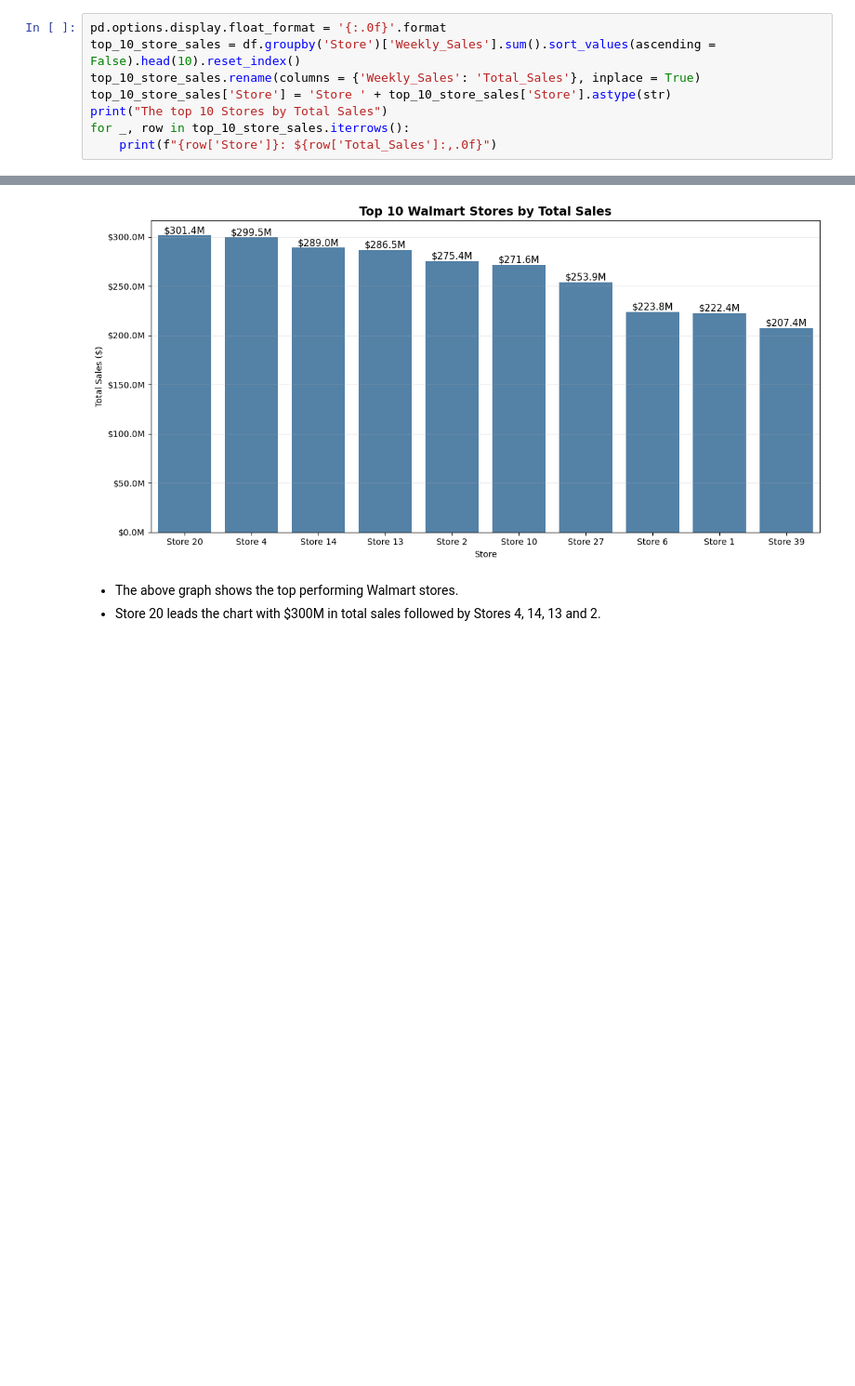
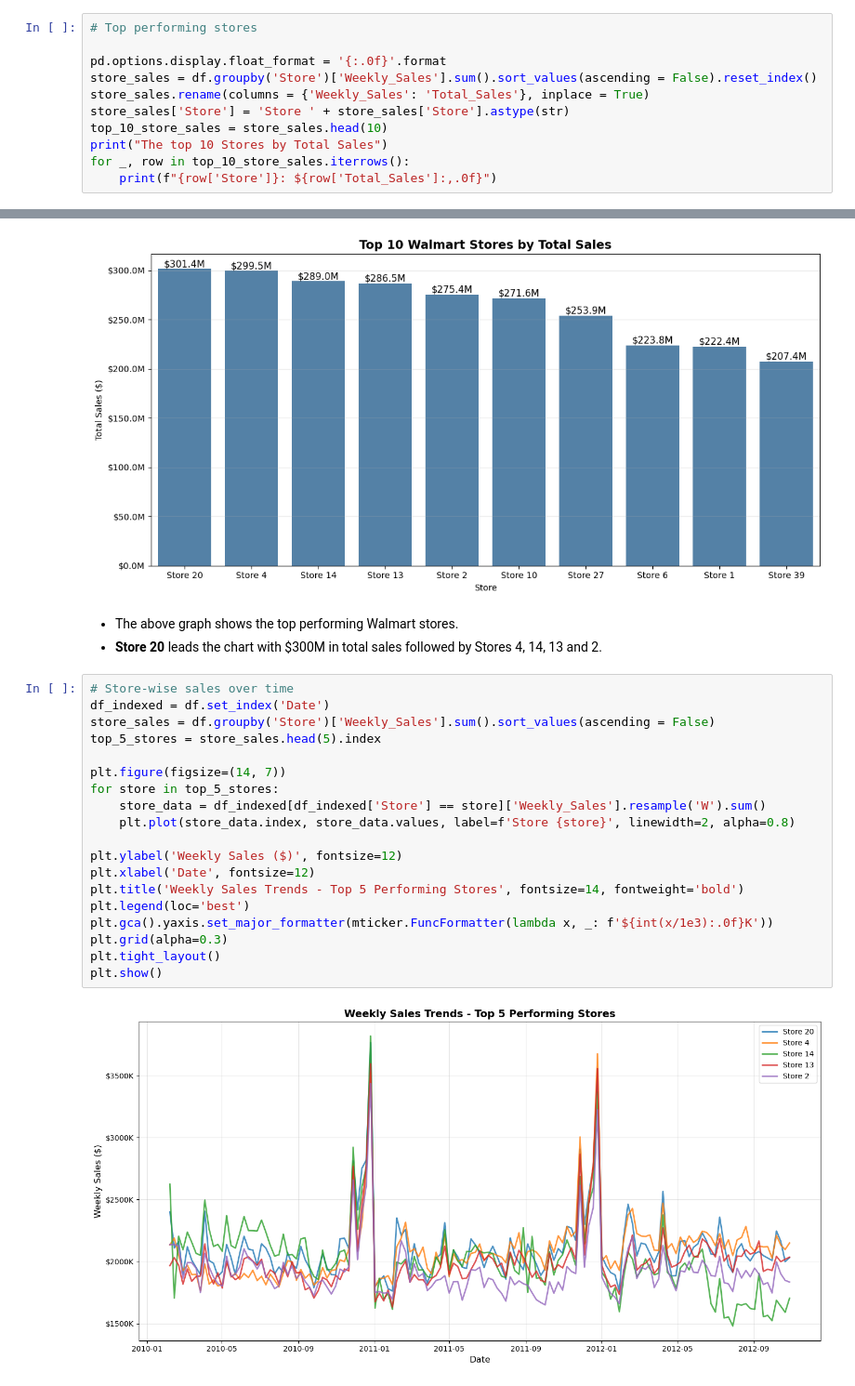
Before and after one commit to junaidazhar42/Walmart-Weekly-Sales-Forecasting-ARIMA-Prophet, a Jupyter notebook: main.ipynb, the cells around one changed output, grey strips where cells are left out. Shown at 93% size. Cells and saved outputs as stored; diff of their text form; blank space fills up the shorter version.

```diff
--- a/main.ipynb
+++ b/main.ipynb
@@ -163,10 +163,13 @@ No outliers found in the dataset.
 # %% [markdown]
 ### Exploratory Data Analysis (EDA)
 # %%
+# Top performing stores
+
 pd.options.display.float_format = '{:.0f}'.format
-top_10_store_sales = df.groupby('Store')['Weekly_Sales'].sum().sort_values(ascending = False).head(10).reset_index()
-top_10_store_sales.rename(columns = {'Weekly_Sales': 'Total_Sales'}, inplace = True)
-top_10_store_sales['Store'] = 'Store ' + top_10_store_sales['Store'].astype(str)
+store_sales = df.groupby('Store')['Weekly_Sales'].sum().sort_values(ascending = False).reset_index()
+store_sales.rename(columns = {'Weekly_Sales': 'Total_Sales'}, inplace = True)
+store_sales['Store'] = 'Store ' + store_sales['Store'].astype(str)
+top_10_store_sales = store_sales.head(10)
 print("The top 10 Stores by Total Sales")
 for _, row in top_10_store_sales.iterrows():
     print(f"{row['Store']}: ${row['Total_Sales']:,.0f}")
@@ -205,4 +208,25 @@ plt.show()
 [figure]
 # %% [markdown]
 - The above graph shows the top performing Walmart stores.
-- Store 20 leads the chart with $300M in total sales followed by Stores 4, 14, 13 and 2.
+- **Store 20** leads the chart with $300M in total sales followed by Stores 4, 14, 13 and 2.
+# %%
+# Store-wise sales over time
+df_indexed = df.set_index('Date')
+store_sales = df.groupby('Store')['Weekly_Sales'].sum().sort_values(ascending = False)
+top_5_stores = store_sales.head(5).index
+
+plt.figure(figsize=(14, 7))
+for store in top_5_stores:
+    store_data = df_indexed[df_indexed['Store'] == store]['Weekly_Sales'].resample('W').sum()
+    plt.plot(store_data.index, store_data.values, label=f'Store {store}', linewidth=2, alpha=0.8)
+
+plt.ylabel('Weekly Sales ($)', fontsize=12)
+plt.xlabel('Date', fontsize=12)
+plt.title('Weekly Sales Trends - Top 5 Performing Stores', fontsize=14, fontweight='bold')
+plt.legend(loc='best')
+plt.gca().yaxis.set_major_formatter(mticker.FuncFormatter(lambda x, _: f'${int(x/1e3):.0f}K'))
+plt.grid(alpha=0.3)
+plt.tight_layout()
+plt.show()
+# %% [output]
+[figure, added]
```
Also changed, not shown: parts of 8 cells of this notebook.
